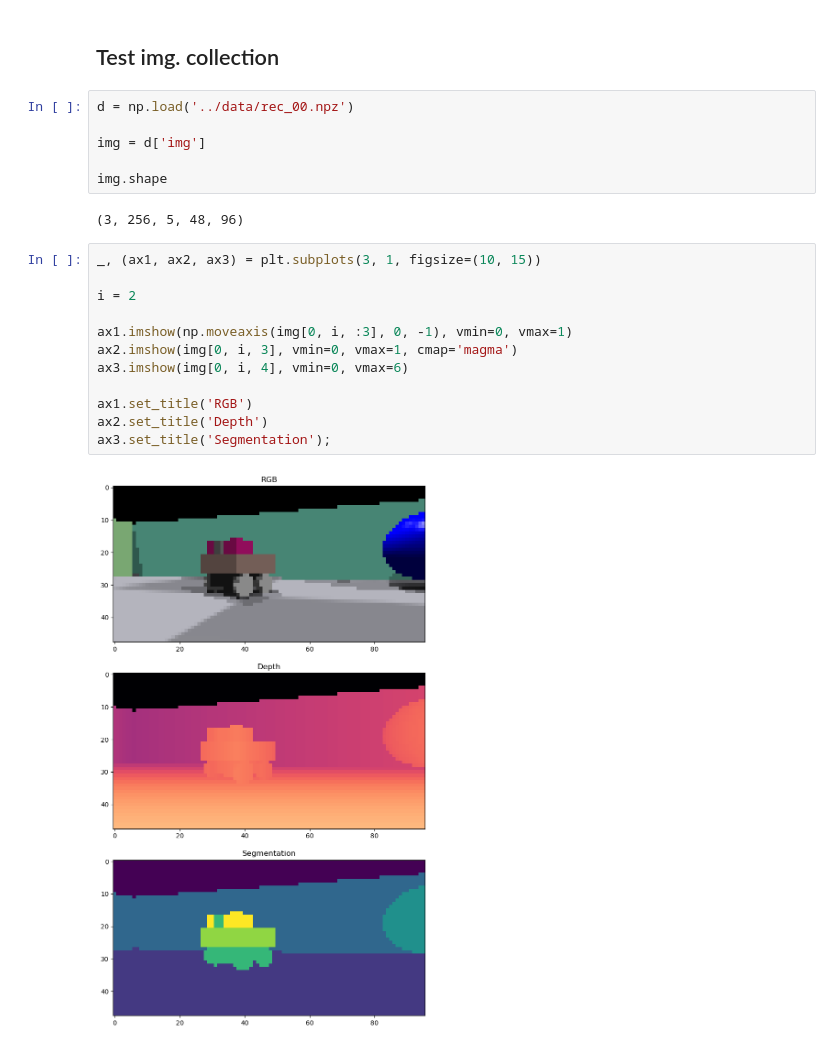
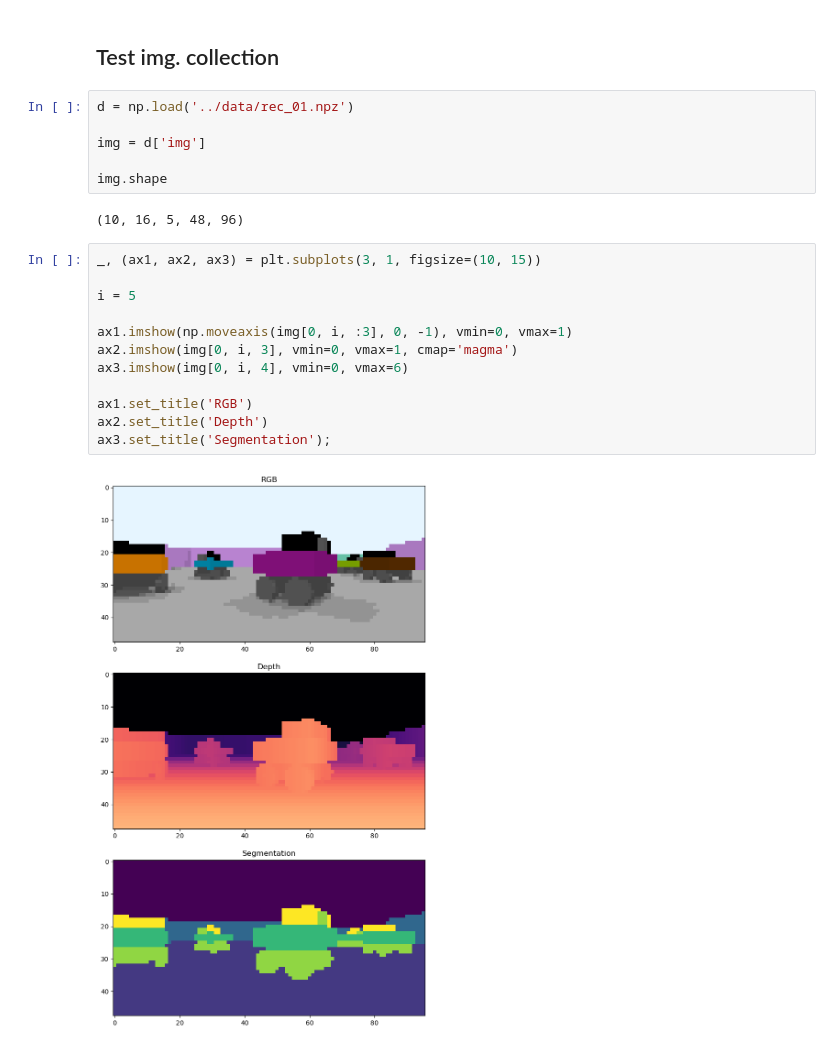
Before and after one commit to JernejPuc/centurymaze, a Jupyter notebook: notebooks/inspect_obs.ipynb, the cells around one changed output. Saved outputs shown, nothing was run; the diff lists cells and outputs as text.

```diff
--- a/notebooks/inspect_obs.ipynb
+++ b/notebooks/inspect_obs.ipynb
@@ -125,24 +198,24 @@ ax.set_xlabel('t');
 # %% [markdown]
 ## Test img. collection
 # %%
-d = np.load('../data/rec_00.npz')
+d = np.load('../data/rec_01.npz')
 
 img = d['img']
 
 img.shape
 # %% [output]
-(3, 256, 5, 48, 96)
+(10, 16, 5, 48, 96)
 # %%
 _, (ax1, ax2, ax3) = plt.subplots(3, 1, figsize=(10, 15))
 
-i = 2
+i = 5
 
 ax1.imshow(np.moveaxis(img[0, i, :3], 0, -1), vmin=0, vmax=1)
 ax2.imshow(img[0, i, 3], vmin=0, vmax=1, cmap='magma')
 ax3.imshow(img[0, i, 4], vmin=0, vmax=6)
 
 ax1.set_title('RGB')
 ax2.set_title('Depth')
 ax3.set_title('Segmentation');
 # %% [output]
-[figure, old version]
+[figure, new version]
```
Also changed, not shown: parts of 8 cells of this notebook, 17 other files.
